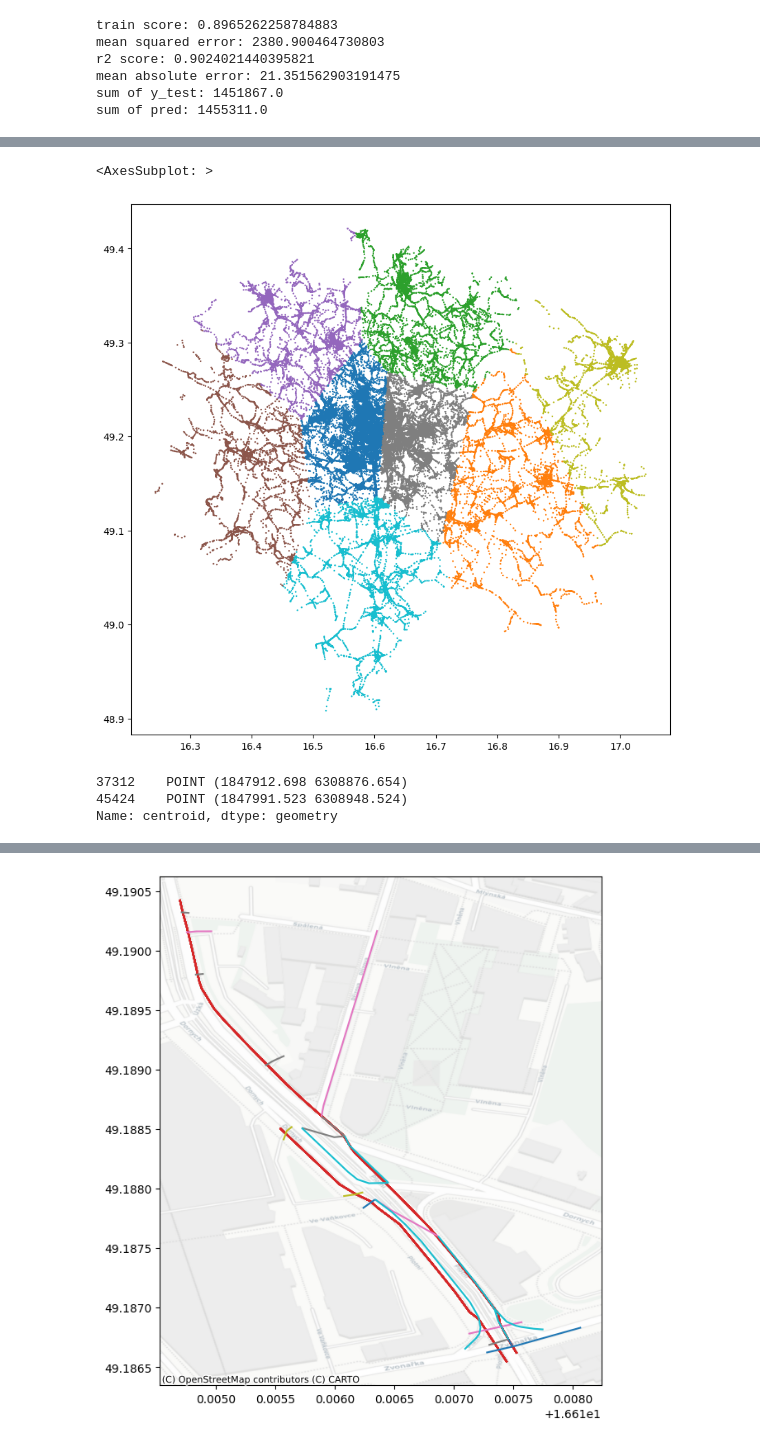
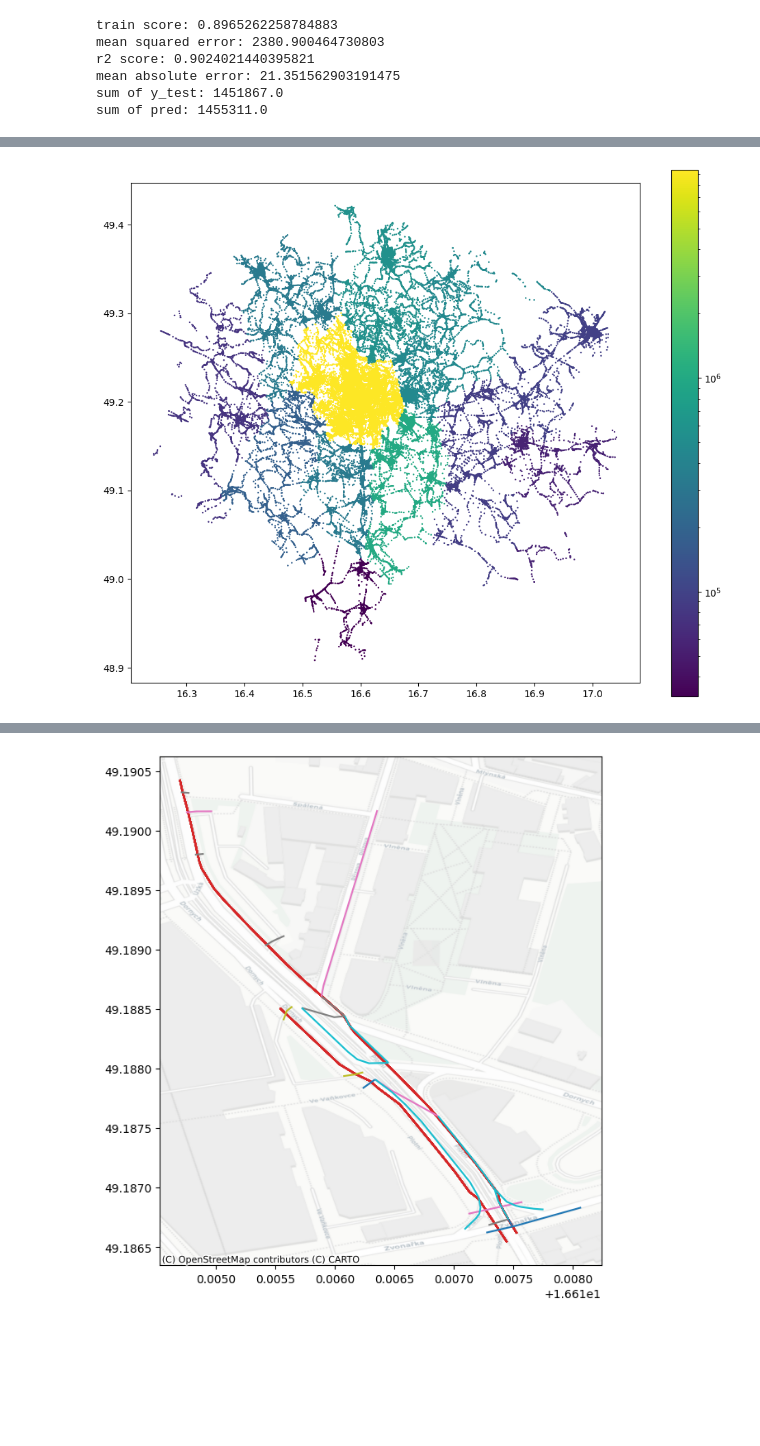
Before and after one commit to matousidc/data_handling, a Jupyter notebook: projekt3.ipynb, the cells around one changed output, grey strips where cells are left out. Drawn from its saved outputs; the diff is of its cells as text; code cells hidden in the pictures; blank space fills up the shorter version.

```diff
--- a/projekt3.ipynb
+++ b/projekt3.ipynb
@@ -224,6 +224,5 @@ geo_dpnk.head()
 # ##################################
 # clustering by number of cyclists per road, sum of all years , df = geo_dpnk
 ww = pd.concat([geo_dpnk['centroid'].x, geo_dpnk['centroid'].y], axis=1)
-kmeans = KMeans(n_clusters=8, n_init='auto').fit(ww)
+kmeans = KMeans(n_clusters=12, n_init='auto').fit(ww)
 geo_dpnk['kmeans'] = kmeans.predict(ww)
-geo_dpnk.head()
@@ -237,20 +235,18 @@ geo_dpnk.head()
+# %%
+import matplotlib.colors as colors
+fig, ax = plt.subplots(figsize=(12,10))
+geo_dpnk =  geo_dpnk.set_geometry('centroid') # chosing to plot centroids
+geo_dpnk.plot(markersize=0.6, ax=ax, column='birch_cmap', cmap='viridis', legend=True, norm=colors.LogNorm(vmin=geo_dpnk['birch_cmap'].min(), vmax=geo_dpnk['birch_cmap'].max()))
+# ctx.add_basemap(ax, crs=geo_test.crs.to_string(), source=ctx.providers.CartoDB.Positron) #OpenStreetMap.Mapnik # Stamen.Tonerlite
+geo_dpnk =  geo_dpnk.set_geometry('geometry')
+# %% [output]
+[figure, added]
 # %%
-fig, ax = plt.subplots(figsize=(12,10))
-geo_dpnk =  geo_dpnk.set_geometry('centroid') # chosing to plot centroids
-geo_dpnk.plot(markersize=0.6, ax=ax, column='kmeans', cmap='tab10')
-ctx.add_basemap(ax, crs=joined.crs.to_string(), source=ctx.providers.CartoDB.Positron) #OpenStreetMap.Mapnik # Stamen.Tonerlite
+# fig, ax = plt.subplots(figsize=(12,10))
+# geo_dpnk =  geo_dpnk.set_geometry('centroid') # chosing to plot centroids
+# geo_dpnk.plot(markersize=0.6, ax=ax, column='kmeans', cmap='tab10')
+# ctx.add_basemap(ax, crs=geo_dpnk.crs.to_string(), source=ctx.providers.CartoDB.Positron) #OpenStreetMap.Mapnik # Stamen.Tonerlite
+# geo_dpnk =  geo_dpnk.set_geometry('geometry')
-# %% [output]
-<AxesSubplot: >
-[figure, removed]
-# %%
-xx = geo_dpnk['centroid'].to_crs(crs=3857)
-yy = geo_roads['centroid'].to_crs(crs=3857)
-ww = xx.loc[xx[xx.distance(yy.iloc[0]) < 150].index]
-ww
-# %% [output]
-37312    POINT (1847912.698 6308876.654)
-45424    POINT (1847991.523 6308948.524)
-Name: centroid, dtype: geometry
 # %%
 # ##################################################################################
 # joining datasets together, needed to change CRS to metres and then back
```
Also changed, not shown: parts of 10 cells of this notebook.
